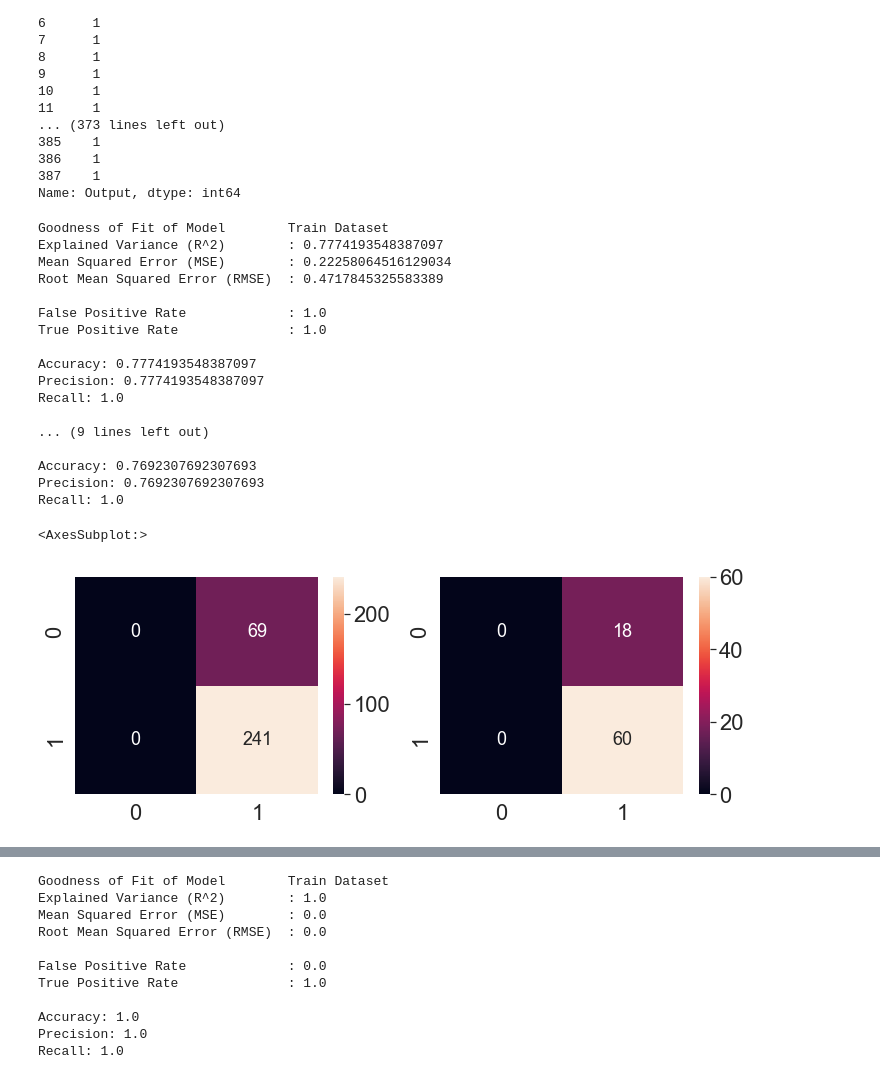
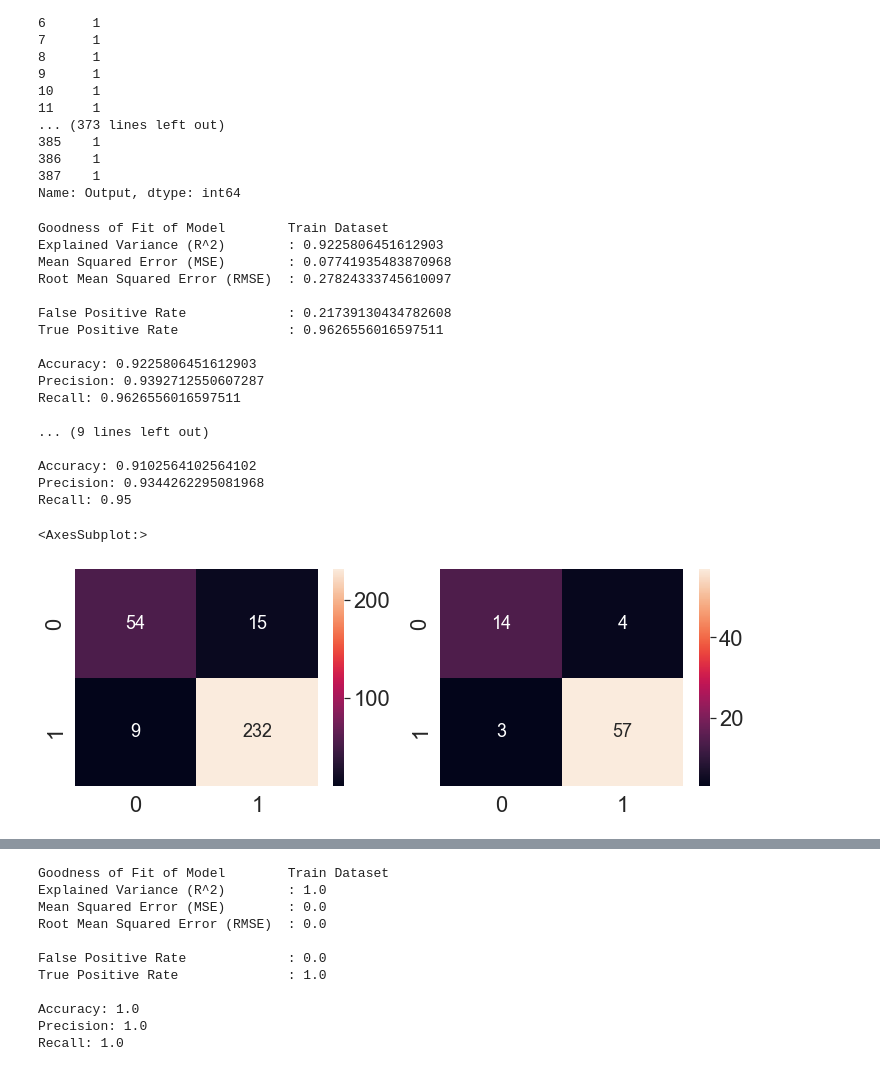
Before and after one commit to DanielxDante/restaurant-conundrum, a Jupyter notebook: Modelling branch.ipynb, the cells around one changed output, grey strips where cells are left out. Drawn from its saved outputs; the diff is of its cells as text; code cells hidden in the pictures.

```diff
--- a/Modelling branch.ipynb
+++ b/Modelling branch.ipynb
@@ -153,9 +153,12 @@ from sklearn import metrics
 # from sklearn.metrics import confusion_matrix
 # from sklearn.metrics import roc_curve
 # from sklearn.metrics import roc_auc_score
+from sklearn.preprocessing import StandardScaler
 
 
 Input = foodDelivery.drop(['Output', "Medium (P1)", "Medium (P2)", "Meal(P1)", "Meal(P2)", "Perference(P1)", "Perference(P2)", "Reviews"], axis = 1)
+sc = StandardScaler()
+Input = sc.fit_transform(Input)
 Output = foodDelivery['Output']
 
 X_train_log, X_test_log, y_train_log, y_test_log = train_test_split(Input, Output, test_size = 0.20, random_state = 0)
@@ -203,45 +206,45 @@ print()
 # Check the Goodness of Fit (on Test Data)
 TN_test_log = metrics.confusion_matrix(y_test_log, y_test_pred_log)[0][0]
 FP_test_log = metrics.confusion_matrix(y_test_log, y_test_pred_log)[0][1]
 FN_test_log = metrics.confusion_matrix(y_test_log, y_test_pred_log)[1][0]
 TP_test_log = metrics.confusion_matrix(y_test_log, y_test_pred_log)[1][1]
 
 FPRate_test_log = FP_test_log / (TN_test_log + FP_test_log)
 FNRate_test_log = FN_test_log / (TP_test_log + FN_test_log)
 print("False Positive Rate \t\t:", FPRate_test_log)
 print("True Positive Rate \t\t:", 1 - FNRate_test_log)
 print()
 
 print("Accuracy:",metrics.accuracy_score(y_test_log, y_test_pred_log))
 print("Precision:",metrics.precision_score(y_test_log, y_test_pred_log))
 print("Recall:",metrics.recall_score(y_test_log, y_test_pred_log))
 
 # Plot the Confusion Matrix for Train and Test
 f, axes = plt.subplots(1, 2, figsize=(12, 4))
 sb.heatmap(metrics.confusion_matrix(y_train_log, y_train_pred_log),
            annot = True, fmt=".0f", annot_kws={"size": 18}, ax = axes[0])
 sb.heatmap(metrics.confusion_matrix(y_test_log, y_test_pred_log),
            annot = True, fmt=".0f", annot_kws={"size": 18}, ax = axes[1])
 # %% [output]
 Goodness of Fit of Model        Train Dataset
-Explained Variance (R^2)        : 0.7774193548387097
-Mean Squared Error (MSE)        : 0.22258064516129034
-Root Mean Squared Error (RMSE)  : 0.4717845325583389
+Explained Variance (R^2)        : 0.9225806451612903
+Mean Squared Error (MSE)        : 0.07741935483870968
+Root Mean Squared Error (RMSE)  : 0.27824333745610097
 
-False Positive Rate             : 1.0
-True Positive Rate              : 1.0
+False Positive Rate             : 0.21739130434782608
+True Positive Rate              : 0.9626556016597511
 
-Accuracy: 0.7774193548387097
-Precision: 0.7774193548387097
-Recall: 1.0
+Accuracy: 0.9225806451612903
+Precision: 0.9392712550607287
+Recall: 0.9626556016597511
 
 ... (9 lines left out)
 
-Accuracy: 0.7692307692307693
-Precision: 0.7692307692307693
-Recall: 1.0
+Accuracy: 0.9102564102564102
+Precision: 0.9344262295081968
+Recall: 0.95
 <AxesSubplot:>
-[figure, old version]
+[figure, new version]
 # %%
 y_pred_proba_log = logreg.predict_proba(X_test_log)[::,1]
 fpr, tpr, _ = metrics.roc_curve(y_test_log, y_pred_proba_log)
```
Also changed, not shown: parts of 15 cells of this notebook.
